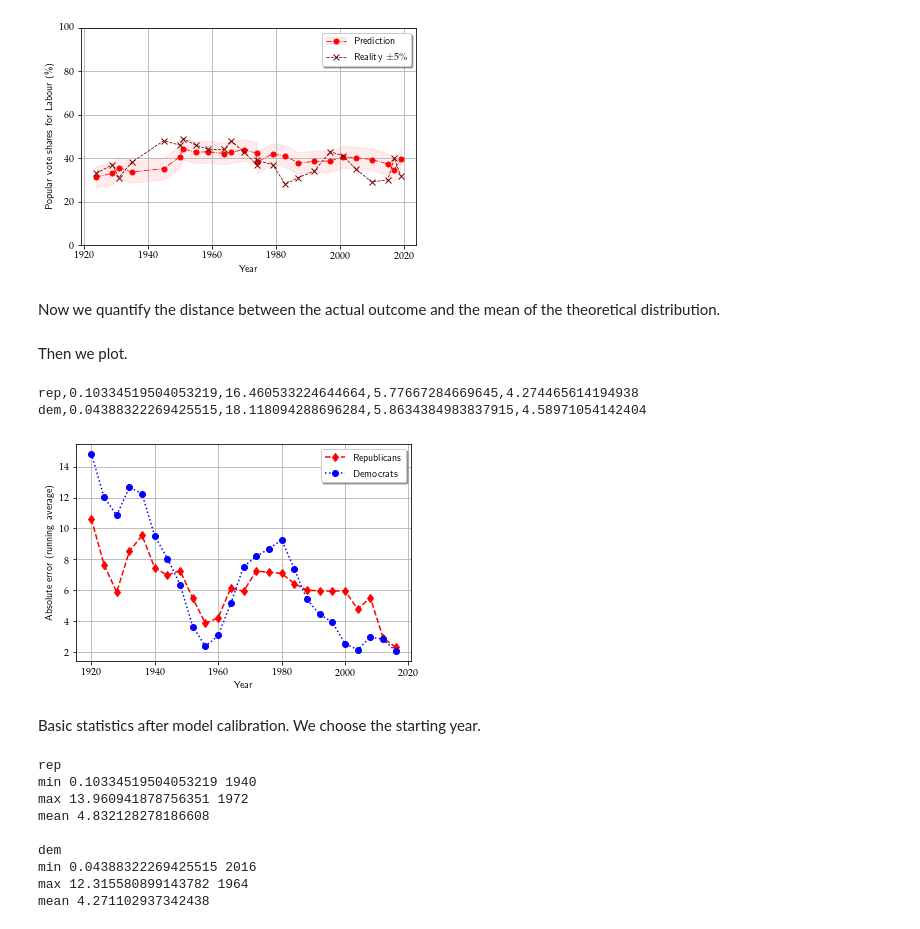
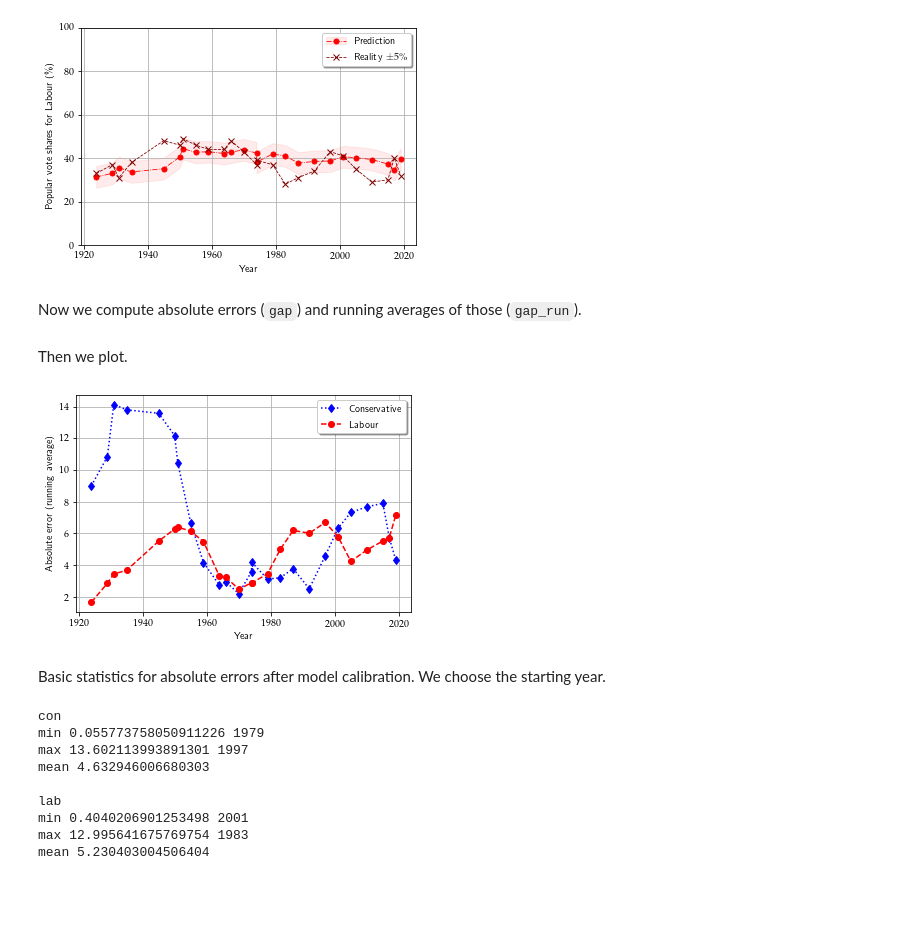
Before and after one commit to AntoineVendeville/Opinion-dynamics-in-the-Voter-Model, a Jupyter notebook: elections.ipynb, the cells around one changed output. Cells and saved outputs as stored; diff of their text form; code cells hidden in the pictures; blank space fills up the shorter version.

Commit message:
elections up

```diff
--- a/elections.ipynb
+++ b/elections.ipynb
@@ -42,7 +42,7 @@ def Q_matrix(n,s0,s1):
 Parameters. Choose the region (UK or US).
 # %%
 n = 100 # nb users
-region = "us" # uk or us
+region = "uk" # uk or us
 # %% [markdown]
 Get parties names.
 # %%
@@ -60,7 +60,7 @@ if region == "uk":
     # nb seats for each party
     X = dict()
     for p in parties:
-        df = pd.read_csv("../data/uk_elections/vote_shares/{}_results.csv".format(region))
+        df = pd.read_csv("data/elections/uk_results.csv")
         x  = np.array(df[p])
         X[p] = np.around(x).astype(int)
 
@@ -77,7 +77,7 @@ if region == "uk":
 if region=="us":
     year = np.array([],dtype=int)
     X = {p: np.array([],dtype=int) for p in parties}
-    for line in open("../data/us_elections/1912to1972_raw.txt"):
+    for line in open("data/elections/1912to1972_raw.txt"):
         if "United States Presidential Election" in line:
             year = np.append(year, int(line[:4]))
             done = {p:False for p in parties}
@@ -233,12 +235,11 @@ for p in parties:
 # %% [output]
 [figure]
 [figure]
-# %% [markdown]
-Now we quantify the distance between the actual outcome and the mean of the theoretical distribution.
+# %% [markdown]
+Now we compute absolute errors (`gap`) and running averages of those (`gap_run`).
 # %%
 gap = {p: np.array([]) for p in parties}
 gap_run = {p: np.array([]) for p in parties}
-stddev = {p: np.array([]) for p in parties}
 window = 5 # window size for running averages
 
 for p in parties:
@@ -257,41 +258,27 @@ for p in parties:
             gap_run[p] = np.append(gap_run[p], gap[p].mean())
         else:
             gap_run[p] = np.append(gap_run[p], gap[p][i-2-window+1:i+1].mean())
-
-        # std dev
-        stddev[p] = np.append(stddev[p], g/Std[p][i-2])
 # %% [markdown]
 Then we plot.
 # %%
-# open file
-gap_file = open("../results/{}_gap.txt".format(region), "w")
-gap_file.write("party,min,max,mean,med\n")
+# plot
 plt.grid()
-
-# plot
 for p in parties:
-    string = "{},{},{},{},{}".format(p, gap[p].min(), gap[p].max(), gap[p].mean(), np.median(gap[p]))
-    print(string)
-    gap_file.write(string+"\n")
-    #plt.plot(year[2:-1], gap[p], marker=mark[p], color=party_color[p], ls=ls[p], lw=.5, label=party_name[p])
     plt.plot(year[2:-1], gap_run[p], color=party_color[p], ls=ls[p], marker=mark[p], label=party_name[p])
 
 # legend and labels
 plt.legend(loc="best", shadow=True)
 plt.xlabel(r"Year")
 plt.ylabel(r"Absolute error (running average)")
 
 # save and show
-plt.savefig("{}_evolve_gap.pdf".format(region))
+#plt.savefig("{}_evolve_gap.pdf".format(region))
 plt.show()
 plt.close()
-gap_file.close()
 # %% [output]
-rep,0.10334519504053219,16.460533224644664,5.77667284669645,4.274465614194938
-dem,0.04388322269425515,18.118094288696284,5.8634384983837915,4.58971054142404
-[figure, old version]
+[figure, new version]
 # %% [markdown]
-Basic statistics after model calibration. We choose the starting year.
+Basic statistics for absolute errors after model calibration. We choose the starting year.
 # %%
 if region == "uk":
     start = 9
@@ -305,12 +292,12 @@ for p in parties:
     print("mean", gap_tmp.mean())
     print()
 # %% [output]
-rep
-min 0.10334519504053219 1940
-max 13.960941878756351 1972
-mean 4.832128278186608
+con
+min 0.055773758050911226 1979
+max 13.602113993891301 1997
+mean 4.632946006680303
 
-dem
-min 0.04388322269425515 2016
-max 12.315580899143782 1964
-mean 4.271102937342438
+lab
+min 0.4040206901253498 2001
+max 12.995641675769754 1983
+mean 5.230403004506404
```
Also changed, not shown: parts of 3 cells of this notebook.
